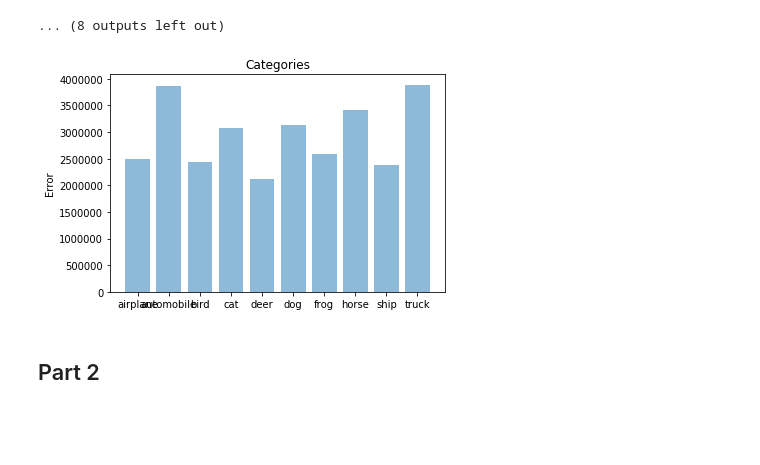
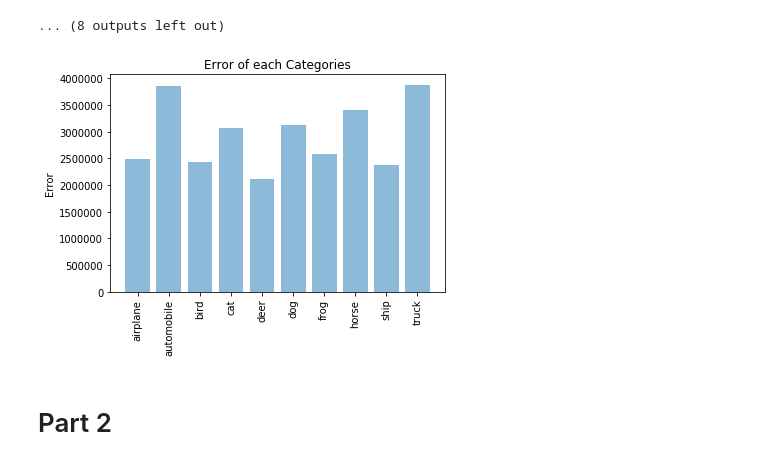
Before and after one commit to virajbhalala/CS498AppliedMachineLearning, a Jupyter notebook: CIFAR_Image_PCA/CIFAR_PCA.ipynb, the cells around one changed output. Drawn from its saved outputs; the diff is of its cells as text; code cells hidden in the pictures; blank space fills up the shorter version.

```diff
--- a/CIFAR_Image_PCA/CIFAR_PCA.ipynb
+++ b/CIFAR_Image_PCA/CIFAR_PCA.ipynb
@@ -93,6 +90,8 @@ array([b'airplane', b'automobile', b'bird', b'cat', b'deer', b'dog',
 # %%
+#create a pandas DF
 images = pd.DataFrame( np.array(d.get(b'data')))
-images["labels"] =np.array(d.get(b'labels'))
+labels =pd.DataFrame( np.array(d.get(b'labels')))
+images["labels"] =labels
 # %%
 images.head()
 # %% [output]
@@ -122,11 +120,2 @@ createPlot(im = np.array(d.get(b'data'))[1])
 # %% [output]
 [figure]
-# %%
-groups=[]
-#create empty matrix of 10 rows
-for i in np.array(d.get(b'labels')):
-    groups.append([])
-
-#each row of group matrix now will have all the flattened images in it as a seperate arrays
-for i, arr in enumerate(np.array(d.get(b'data'))):
-    groups[np.array(d.get(b'labels'))[i]].append(arr)
@@ -178,3 +124,27 @@ for i, cat in enumerate(categories):
+# %%
+#group df by labels
+groups = images.groupby('labels')
+# %%
+meanimages = []
+centered =[]
+pcaError =[]
+for i, cat in enumerate(categories):
+    group = groups.get_group(i)
+    grp =group.drop("labels", axis=1).reset_index(drop=True)
+    #Part1
+    ##MEAN IMAGE
+    m =grp.mean().astype('uint8')
+    meanimages.append(m)
+    centered.append(grp - m)
+
+    ##PCA 20
+    pca = PCA(n_components=20)
+    pca.fit(grp)
+
+    ##Error
+    components = pca.transform(grp)
+    inv = pd.DataFrame(pca.inverse_transform(components))
+    pcaError.append(int(np.square(grp-inv).sum(axis=1).mean()))
 # %%
 for i, cat in enumerate(categories):
     print(cat)
@@ -194,14 +164,15 @@ dog
 [figure]
 ... (8 outputs left out)
 # %%
-plt.bar(categories, error, align='center', alpha=0.5)
+plt.bar(categories, pcaError, align='center', alpha=0.5)
 plt.ylabel('Error')
+plt.xticks(rotation=90)
 plt.title('Error of each Categories')
 plt.show()
 # %% [output]
-[figure, old version]
+[figure, new version]
 # %% [markdown]
-## Part 2
+# Part 2
 # %%
 similarities = euclidean_distances(meanimages)
 pd.DataFrame(similarities)
```
Also changed, not shown: parts of 12 cells of this notebook.
